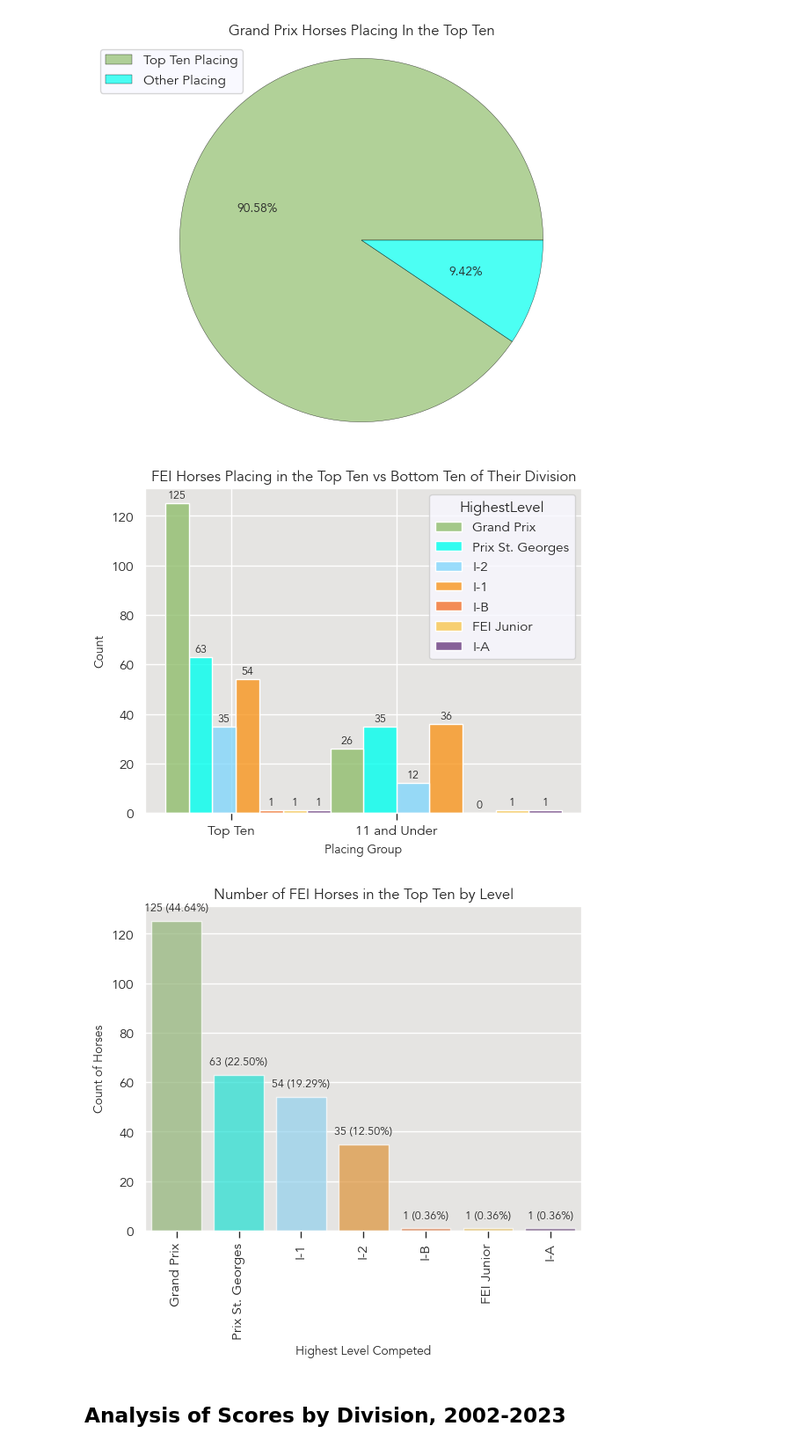
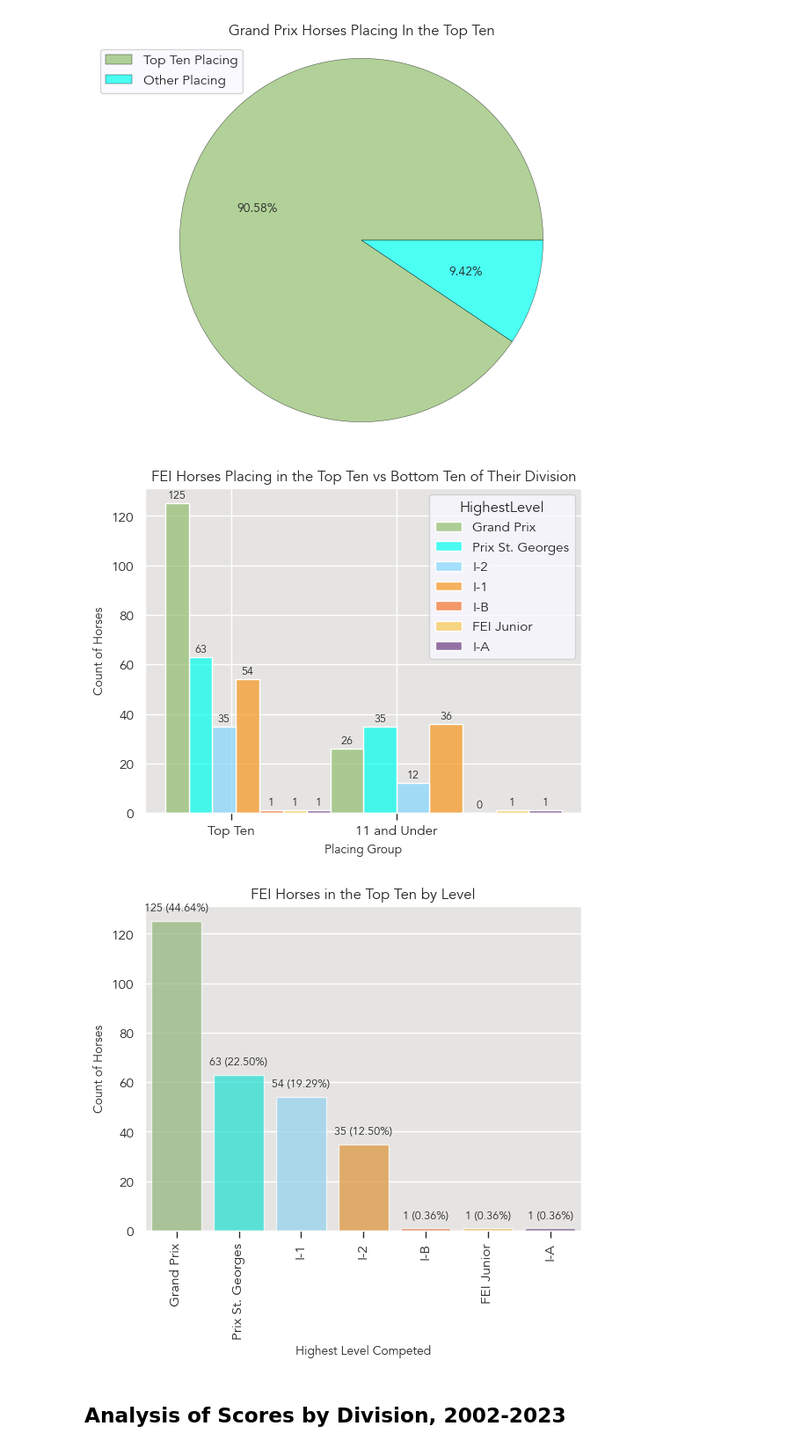
Before and after one commit to siobyrne/young-dressage-horse-program-analysis, a Jupyter notebook: younghorse.ipynb, the cells around one changed output. Shown at 88% size. Cells and saved outputs as stored; diff of their text form; code cells hidden in the pictures.

```diff
--- a/younghorse.ipynb
+++ b/younghorse.ipynb
@@ -379,16 +382,21 @@ The percentage of FEI horses placing in the top ten of their division at champio
 # %%
 # get the number of FEI horses that placed in the bottom 10 of their division
 
+# bottom placing variable for places out of the top ten
 lower_placing = [11,12,13,14,15,16,17,18,19,20]
-levels = ['Grand Prix', 'I-2', 'I-A', 'I-B', 'I-1', 'Prix St. Georges','FEI Junior']
 
-bottom_ten = championship_df[(championship_df['OverallPlacing'].isin(lower_placing)) & (championship_df['HighestLevel'].isin(levels))
+# get FEI horses placing in the bottom ten
+bottom_ten = championship_df[(championship_df['OverallPlacing'].isin(lower_placing)) & (championship_df['HighestLevel'].isin(fei_levels))
                           & (championship_df['Year'] <= 2019) &
                              (championship_df['Division'].str.contains('USEF4|FEI5|FEI6'))]
+
+# drop duplicates by USDF number
 bottom_ten = bottom_ten.drop_duplicates(subset='USDFNumber')
 
+# get count of bottom ten by USDF number
 bottom_ten_count = bottom_ten['USDFNumber'].count()
 
+# print to console
 print(f"{bottom_ten_count} FEI horses placed in the bottom 10 of their division at championships.")
 # %% [output]
 111 FEI horses placed in the bottom 10 of their division at championships.
@@ -485,47 +500,55 @@ placing_bins = [1, 11, 25]
 placing_labels = ['Top Ten', '11 and Under']
 
 # set up histogram
-ax = sns.histplot(x='OverallPlacing', bins=placing_bins, hue='HighestLevel', palette=color_palette, alpha=0.8,multiple='dodge', data=placing_group)
+ax = sns.histplot(x='OverallPlacing', bins=placing_bins, hue='HighestLevel', palette=color_palette, alpha=0.7,multiple='dodge', data=placing_group)
 
 # add annotation for count and percentage of each level
 for p in ax.patches:
     ax.annotate("{:0,.0f}".format(p.get_height(), p.get_height()*100/top_ten_count), (p.get_x() + p.get_width()/2, p.get_height() + 1), ha = 'center', va = 'bottom', fontsize=9)
 
-# set xticks and xticks labels, xlabel, and title
+# set title, xlabel, and ylabel
+ax.set_title('FEI Horses Placing in the Top Ten vs Bottom Ten of Their Division')
+ax.set_xlabel('Placing Group')
+ax.set_ylabel('Count of Horses')
+
+# set xticks and xtick labels
 ax.set_xticks([5,15])
 ax.set_xticklabels(placing_labels)
-ax.set_title('FEI Horses Placing in the Top Ten vs Bottom Ten of Their Division')
-ax.set_xlabel('Placing Group')
 
-# show and save figure
+# save and show figure
 plt.savefig('images/fei-by-placing.png')
 plt.show()
 # %% [output]
-[figure, old version]
+[figure, new version]
 # %%
 # create countplot of FEI horses placing in the top ten by highest level competed
 
 # set options for countplot
 ax = sns.countplot(
    x = 'HighestLevel',
    data = top_ten,
    palette = color_palette,
    alpha = .7,
    order = top_ten["HighestLevel"].value_counts().index
 )
 
 # add annotation for count and percentage of each level
 for p in ax.patches:
     ax.annotate("{:0,.0f} ({:,.2f}%)".format(p.get_height(), p.get_height()*100/top_ten_count), (p.get_x() + p.get_width()/2, p.get_height() + 3), ha = 'center', va = 'bottom', fontsize=9)
 
-plt.title('Number of FEI Horses in the Top Ten by Level')
-plt.xticks(rotation=90)
+# set title, xlabel, and ylabel
+plt.title('FEI Horses in the Top Ten by Level')
 plt.ylabel('Count of Horses')
 plt.xlabel('Highest Level Competed')
-#plt.savefig('images/cdi-competitors.png')
+
+# rotate xticks
+plt.xticks(rotation=90)
+
+# save and show figure
+plt.savefig('images/fei-top-ten.png')
 plt.show()
 # %% [output]
-[figure, old version]
+[figure, new version]
 # %% [markdown]
 ## Analysis of Scores by Division, 2002-2023
 # %% [markdown]
```
Also changed, not shown: parts of 17 cells of this notebook, 5 other files.
